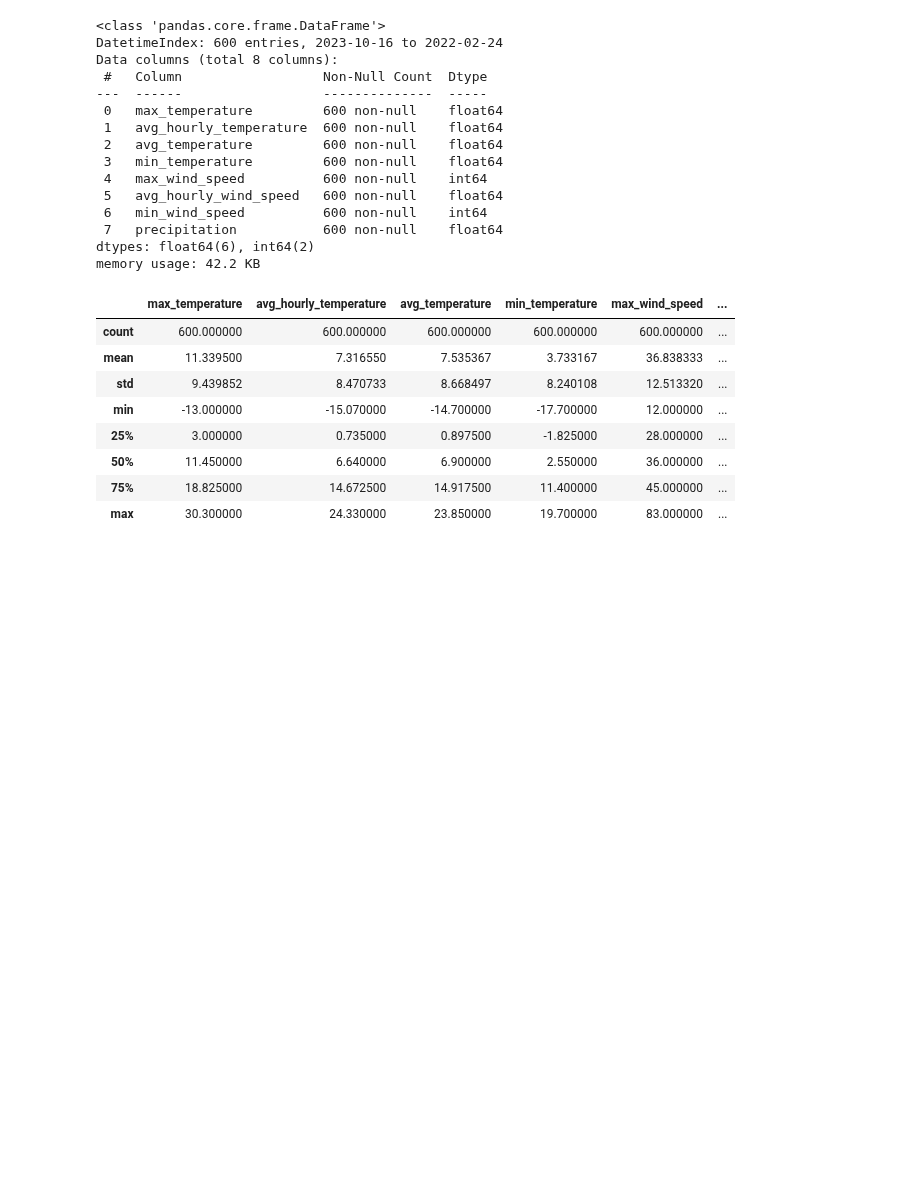
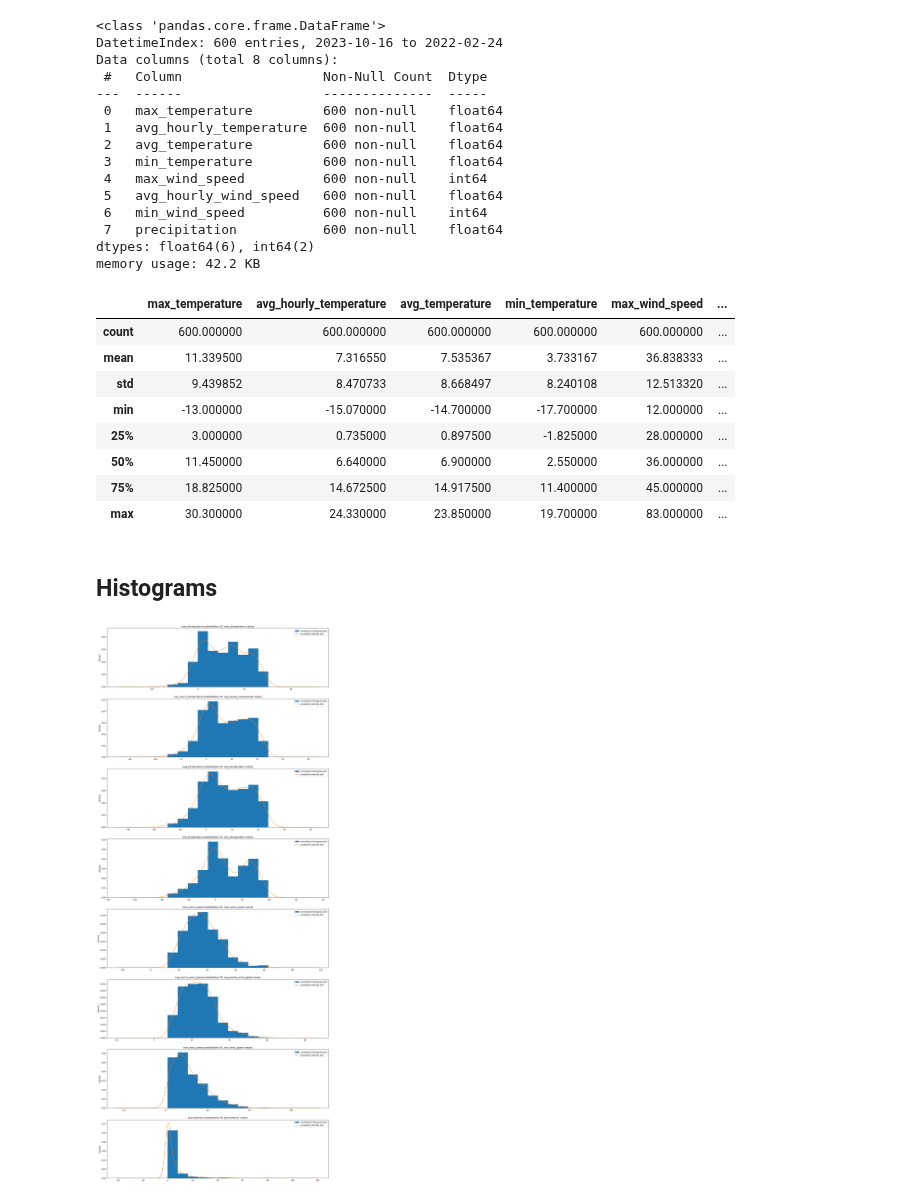
Before and after one commit to Mohammad-Ali-Mir/CMSC-6950-Project, a Jupyter notebook: code/Jupyter.ipynb, the cells around one changed output. Saved outputs shown, nothing was run; the diff lists cells and outputs as text; code cells hidden in the pictures; blank space fills up the shorter version.

Commit message:
Add histograms showing distributions of the columns

```diff
--- a/code/Jupyter.ipynb
+++ b/code/Jupyter.ipynb
@@ -126,3 +126,19 @@ df.describe()
 | 50% | 11.450000 | 6.640000 | 6.900000 | 2.550000 | 36.000000 | ... |
 | 75% | 18.825000 | 14.672500 | 14.917500 | 11.400000 | 45.000000 | ... |
 | max | 30.300000 | 24.330000 | 23.850000 | 19.700000 | 83.000000 | ... |
+# %% [markdown]
+## Histograms
+# %%
+def plot_histograms_density(df, columns):
+    fig, axs = plt.subplots(len(columns), 1, figsize=(20,50))
+    i = 0
+    for c in columns:
+        df[c].hist(ax=axs[i], density=True, label="normalized histogram plot") # normalizes the density
+        df[c].plot.density(ax=axs[i], label="probability density plot")
+        axs[i].set(title=f"{c} probabilities VS. {c} values")
+        axs[i].legend(loc="upper right")
+        i+=1
+# %%
+plot_histograms_density(df, df.columns)
+# %% [output]
+[figure, added]
```
